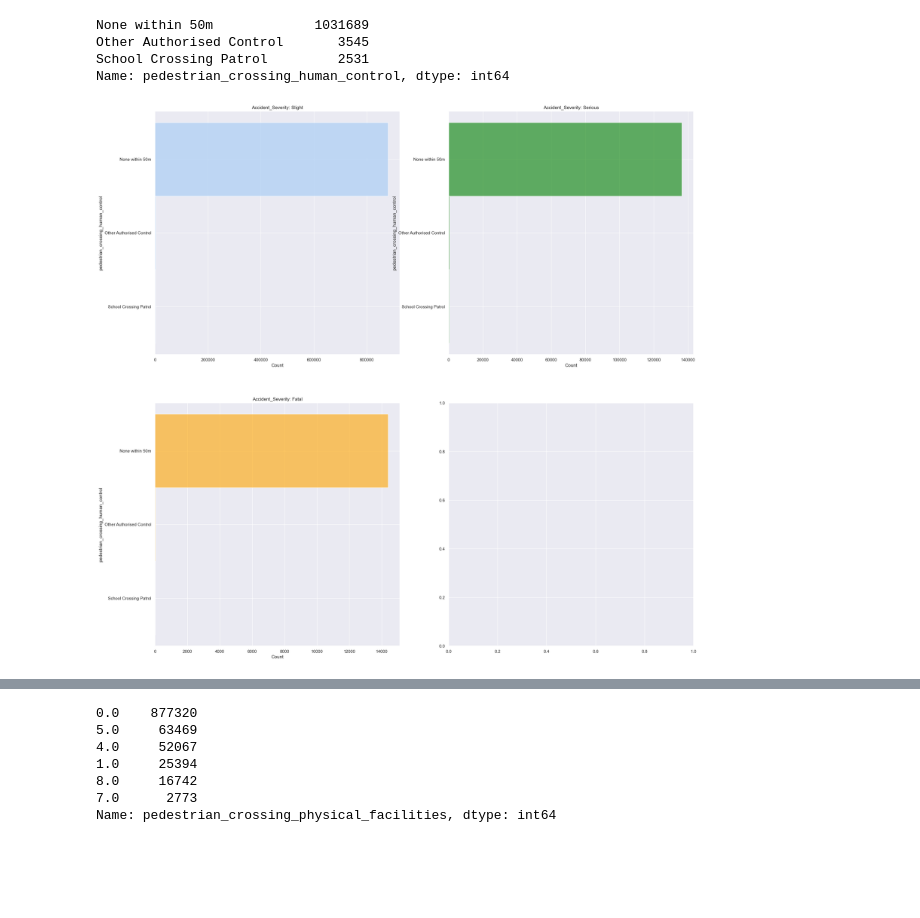
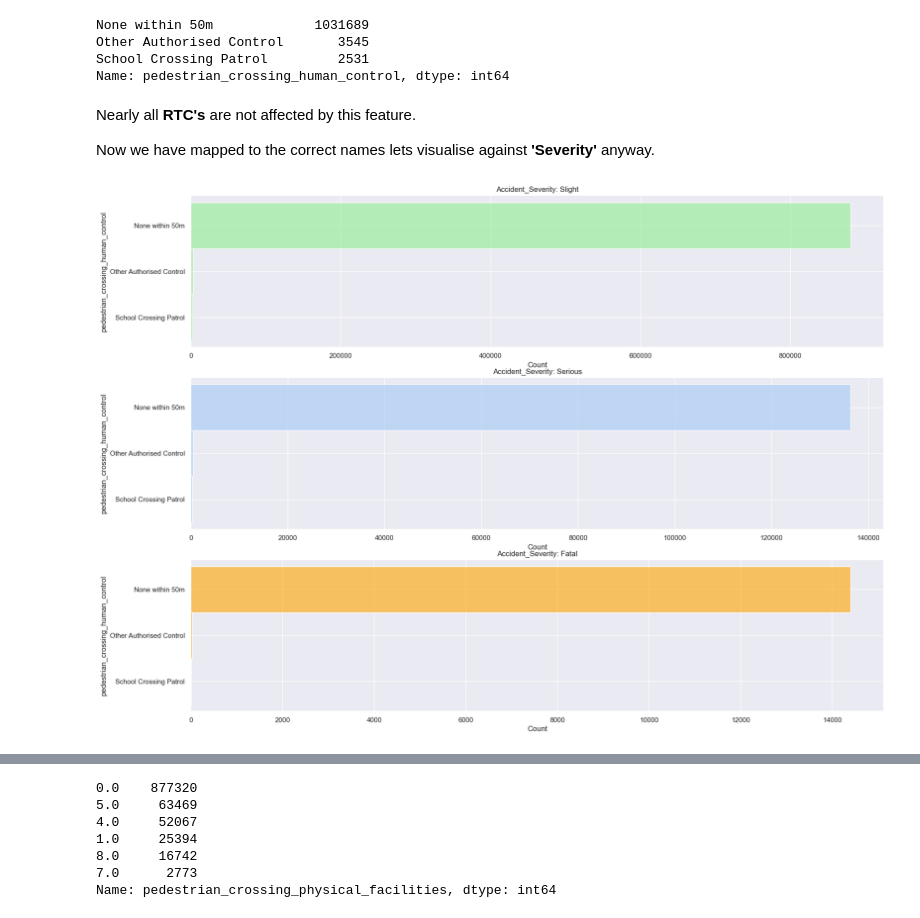
Before and after one commit to kmedri/-Omdena_Predicting_RTC_Severity_main, a Jupyter notebook: Group_1_Predicting_RTC_Severity/Predicting_RTC_Severity.ipynb, the cells around one changed output, grey strips where cells are left out. Cells and saved outputs as stored; diff of their text form; code cells hidden in the pictures; blank space fills up the shorter version.

```diff
--- a/Group_1_Predicting_RTC_Severity/Predicting_RTC_Severity.ipynb
+++ b/Group_1_Predicting_RTC_Severity/Predicting_RTC_Severity.ipynb
@@ -2096,33 +1975,37 @@ None within 50m             1031689
 Other Authorised Control       3545
 School Crossing Patrol         2531
 Name: pedestrian_crossing_human_control, dtype: int64
+# %% [markdown]
+Nearly all **RTC's** are not affected by this feature.
+
+Now we have mapped to the correct names lets visualise against **'Severity'** anyway.
 # %%
 df_accident.pedestrian_crossing_human_control = pd.Categorical(values=df_accident.pedestrian_crossing_human_control,
                                              categories=[
                                                 'None within 50m',
                                                 'Other Authorised Control',
                                                 'School Crossing Patrol'
                                              ]
                                              ) # Sort the attributes
 df_accident.sort_values(['pedestrian_crossing_human_control'], inplace=True) # Sort the column
 
-fig, ax = plt.subplots(2, 2, figsize=(25, 25))
+fig, ax = plt.subplots(3, 1, figsize=(20, 15))
 
 sns.histplot(df_accident[df_accident['accident_severity'] == 'Slight'],
              y='pedestrian_crossing_human_control',
-             alpha=0.6, bins=3, ax=ax[0, 0]
+             color='lightgreen', alpha=0.6, bins=3, ax=ax[0]
              ).set(title=f"Accident_Severity: Slight")
 
 sns.histplot(df_accident[df_accident["accident_severity"] == "Serious"],
              y='pedestrian_crossing_human_control',
-             color='green', alpha=0.6, bins=3, ax=ax[0, 1]
+             alpha=0.6, bins=3, ax=ax[1]
              ).set(title=f"Accident_Severity: Serious")
 
 sns.histplot(df_accident[df_accident["accident_severity"] == "Fatal"],
              y='pedestrian_crossing_human_control',
-             color='orange', alpha=0.6, bins=3, ax=ax[1, 0]
+             color='orange', alpha=0.6, bins=3, ax=ax[2]
              ).set(title=f"Accident_Severity: Fatal")
 
 plt.show()
 # %% [output]
-[figure, old version]
+[figure, new version]
```
Also changed, not shown: parts of 92 cells of this notebook.
